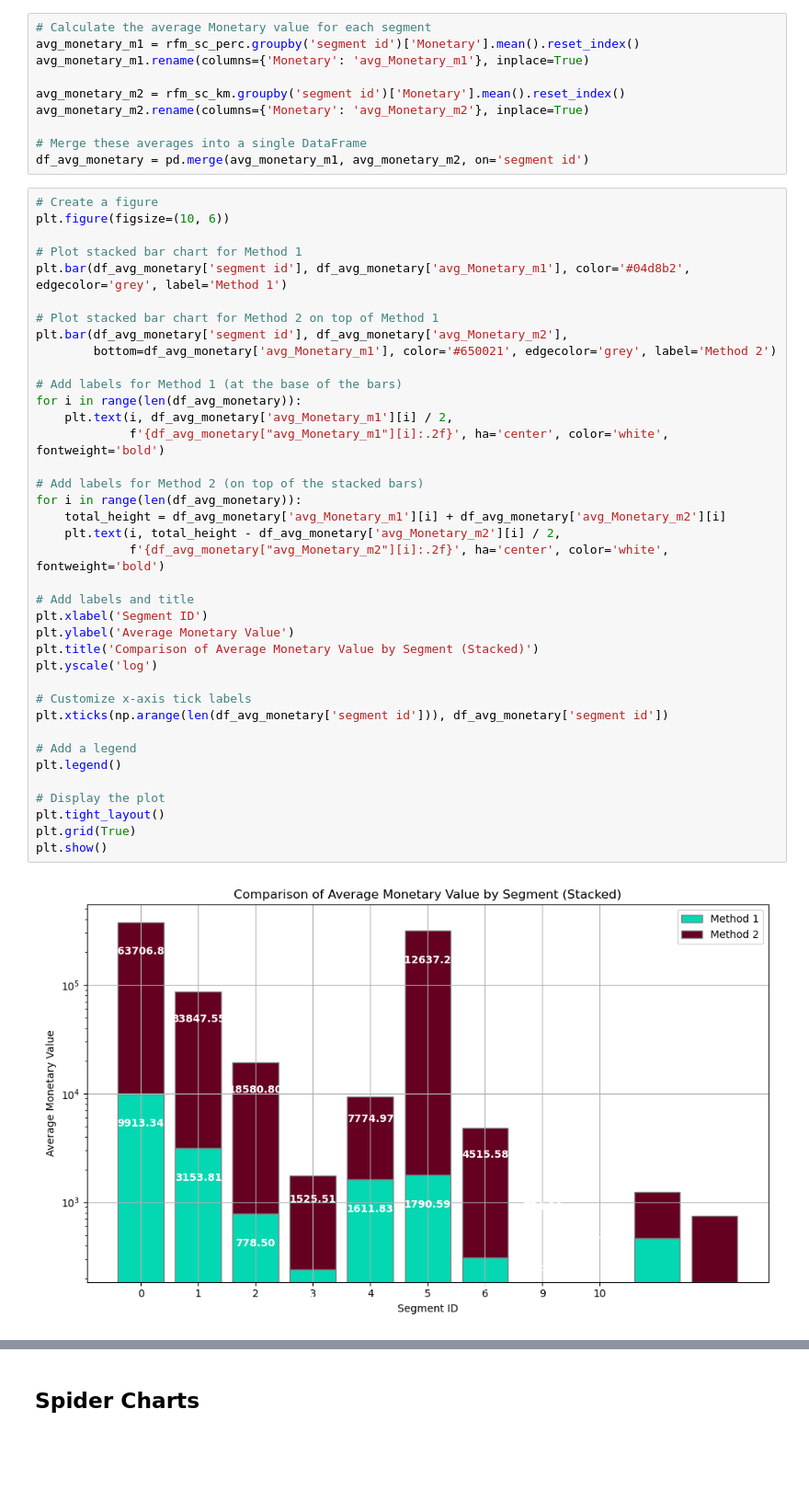
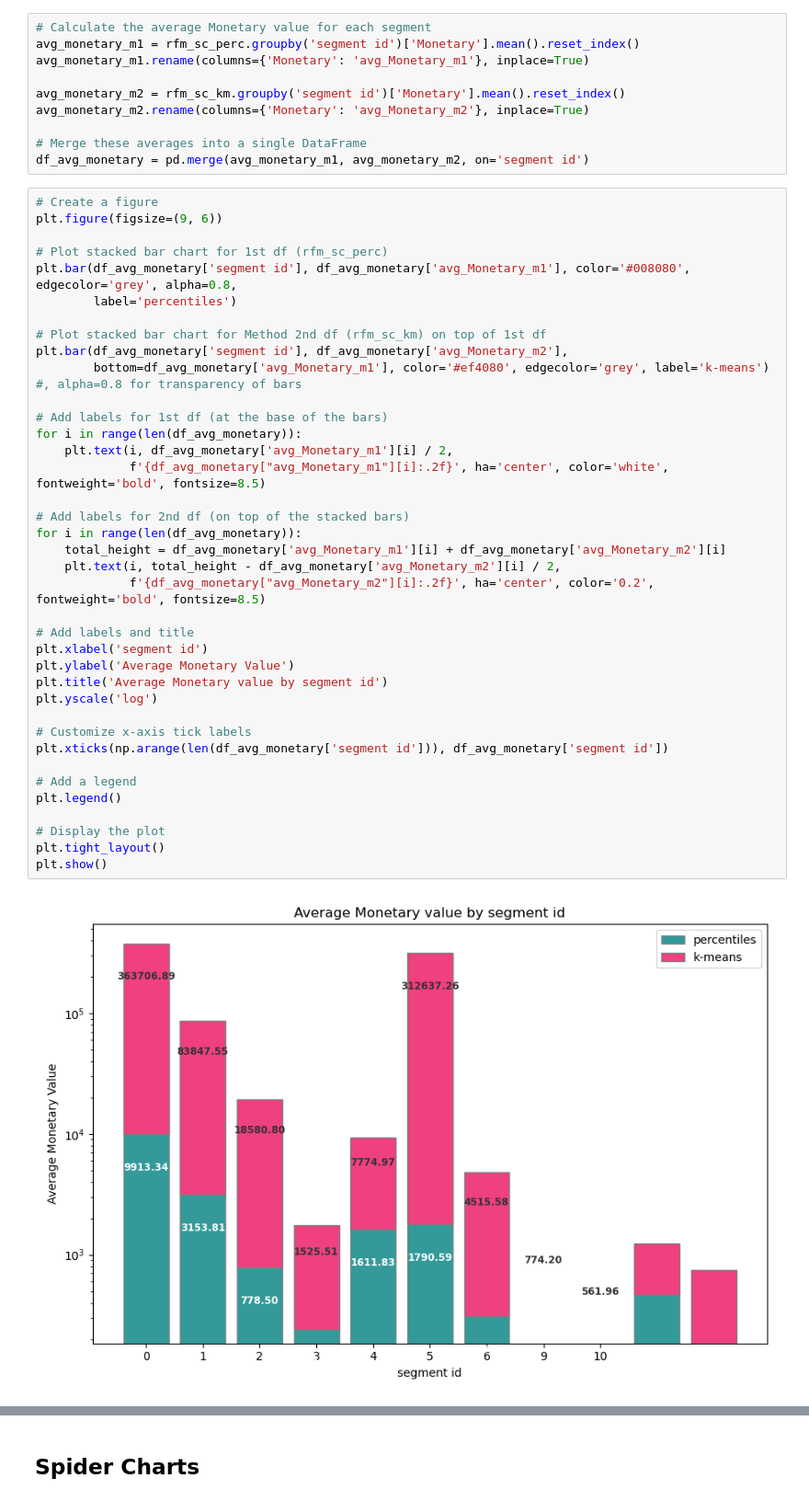
Before and after one commit to ArgyroMp/msc-thesis, a Jupyter notebook: Notebooks/04. comparison_03a_vs_03b.ipynb, the cells around one changed output, grey strips where cells are left out. Shown at 92% size. Drawn from its saved outputs; the diff is of its cells as text; blank space fills up the shorter version.

```diff
--- a/Notebooks/04. comparison_perc vs km.ipynb
+++ b/Notebooks/04. comparison_03a_vs_03b.ipynb
@@ -236,41 +232,41 @@ avg_monetary_m2.rename(columns={'Monetary': 'avg_Monetary_m2'}, inplace=True)
 df_avg_monetary = pd.merge(avg_monetary_m1, avg_monetary_m2, on='segment id')
 # %%
 # Create a figure
-plt.figure(figsize=(10, 6))
+plt.figure(figsize=(9, 6))
 
-# Plot stacked bar chart for Method 1
-plt.bar(df_avg_monetary['segment id'], df_avg_monetary['avg_Monetary_m1'], color='#04d8b2', edgecolor='grey', label='Method 1')
+# Plot stacked bar chart for 1st df (rfm_sc_perc)
+plt.bar(df_avg_monetary['segment id'], df_avg_monetary['avg_Monetary_m1'], color='#008080', edgecolor='grey', alpha=0.8,
+        label='percentiles')
 
-# Plot stacked bar chart for Method 2 on top of Method 1
+# Plot stacked bar chart for Method 2nd df (rfm_sc_km) on top of 1st df
 plt.bar(df_avg_monetary['segment id'], df_avg_monetary['avg_Monetary_m2'],
-        bottom=df_avg_monetary['avg_Monetary_m1'], color='#650021', edgecolor='grey', label='Method 2')
+        bottom=df_avg_monetary['avg_Monetary_m1'], color='#ef4080', edgecolor='grey', label='k-means') #, alpha=0.8 for transparency of bars
 
-# Add labels for Method 1 (at the base of the bars)
+# Add labels for 1st df (at the base of the bars)
 for i in range(len(df_avg_monetary)):
     plt.text(i, df_avg_monetary['avg_Monetary_m1'][i] / 2,
-             f'{df_avg_monetary["avg_Monetary_m1"][i]:.2f}', ha='center', color='white', fontweight='bold')
+             f'{df_avg_monetary["avg_Monetary_m1"][i]:.2f}', ha='center', color='white', fontweight='bold', fontsize=8.5)
 
-# Add labels for Method 2 (on top of the stacked bars)
+# Add labels for 2nd df (on top of the stacked bars)
 for i in range(len(df_avg_monetary)):
     total_height = df_avg_monetary['avg_Monetary_m1'][i] + df_avg_monetary['avg_Monetary_m2'][i]
     plt.text(i, total_height - df_avg_monetary['avg_Monetary_m2'][i] / 2,
-             f'{df_avg_monetary["avg_Monetary_m2"][i]:.2f}', ha='center', color='white', fontweight='bold')
+             f'{df_avg_monetary["avg_Monetary_m2"][i]:.2f}', ha='center', color='0.2', fontweight='bold', fontsize=8.5)
 
 # Add labels and title
-plt.xlabel('Segment ID')
+plt.xlabel('segment id')
 plt.ylabel('Average Monetary Value')
-plt.title('Comparison of Average Monetary Value by Segment (Stacked)')
+plt.title('Average Monetary value by segment id')
 plt.yscale('log')
 
 # Customize x-axis tick labels
 plt.xticks(np.arange(len(df_avg_monetary['segment id'])), df_avg_monetary['segment id'])
 
 # Add a legend
 plt.legend()
 
 # Display the plot
 plt.tight_layout()
-plt.grid(True)
 plt.show()
 # %% [output]
-[figure, old version]
+[figure, new version]
```
Also changed, not shown: parts of 19 cells of this notebook.
